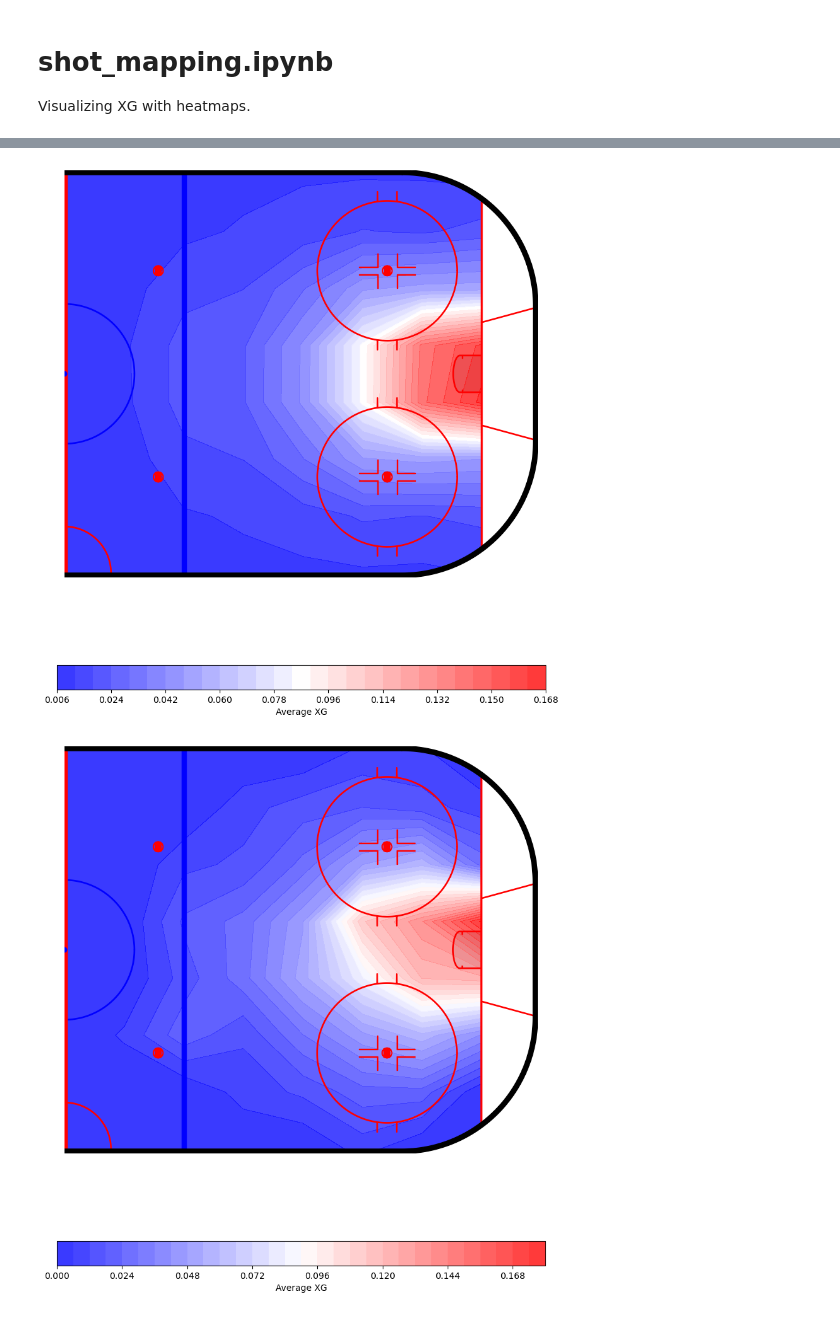
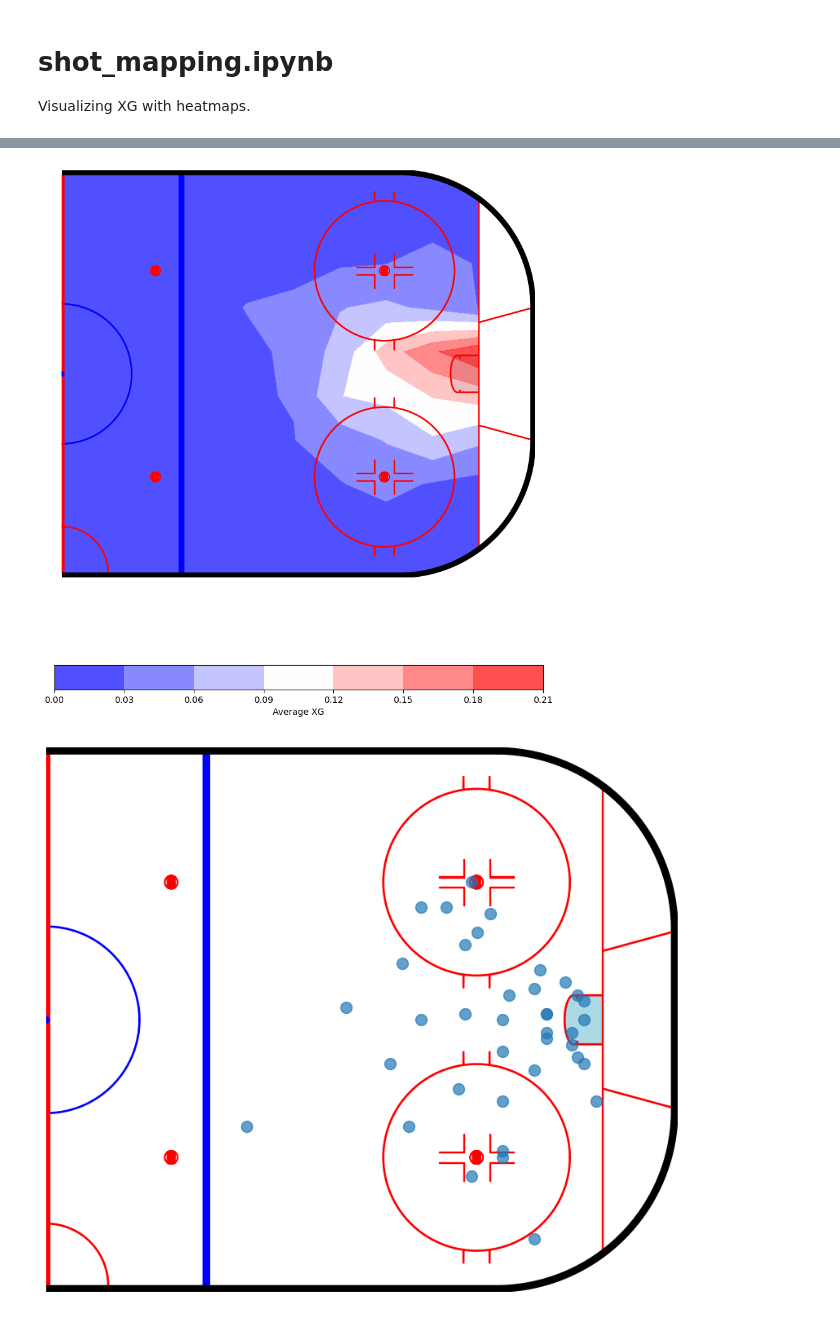
Before and after one commit to Rig09/NHL_AI_Agent, a Jupyter notebook: shot_maps/shot_mapping.ipynb, the cells around one changed output, grey strips where cells are left out. Cells and saved outputs as stored; diff of their text form; code cells hidden in the pictures.

Commit message:
Modifying shot mapping docs + commute sports mapping example.

```diff
--- a/shot_maps/shot_mapping.ipynb
+++ b/shot_maps/shot_mapping.ipynb
@@ -26,34 +38,36 @@ shot_data = shot_data[shot_data['xCordAdjusted'] <= 89]
 player_name = 'Auston Matthews'
 player_shots = shot_data[shot_data['shooterName'] == player_name]
 # %%
-# NOTE: This is a plot of League Wide XG.
+# NOTE: This is a plot of Auston Matthews XG. Coordinates seem weird.
 fig, ax = plt.subplots(1,1, figsize=(10,12), facecolor='w', edgecolor='k')
 
 rink = NHLRink(net={"visible": False})
+
+
 contour = rink.contourf(
-     "xCordAdjusted", "yCordAdjusted", "xGoal", data=shot_data,
-     nbins=8, levels=30, plot_range="offense", cmap="bwr", alpha=0.8, plot_xlim=(0, 89),
-     ax=ax, draw_kw={"display_range": "offense"}
+     "xCordAdjusted", "yCordAdjusted", "xGoal", data=player_shots,
+     cmap="bwr", alpha=0.8, plot_xlim=(0, 89),
+     plot_range="offense", ax=ax, draw_kw={"display_range": "offense"}
 )
 
 # Add colorbar
 cbar = fig.colorbar(contour, ax=ax, orientation="horizontal")
 cbar.set_label("Average XG")
 # %% [output]
-[figure, old version]
+[figure, new version]
 # %%
-# NOTE: This is a plot of Auston Matthews XG. Coordinates seem weird.
+# Scatter plot of Auston Matthews goals
 fig, ax = plt.subplots(1,1, figsize=(10,12), facecolor='w', edgecolor='k')
 
+# NOTE: INCLUDING GOALS ONLY
+player_shots = player_shots[player_shots["goal"] == 1]
+
 rink = NHLRink(net={"visible": False})
-contour = rink.contourf(
-     "xCordAdjusted", "yCordAdjusted", "xGoal", data=player_shots,
-     nbins=8, levels=30, plot_range="offense", cmap="bwr", alpha=0.8, plot_xlim=(0, 89),
-     ax=ax, draw_kw={"display_range": "offense"}
+
+scatter = rink.scatter(
+     "xCordAdjusted", "yCordAdjusted", data=player_shots,
+     plot_range="offense", s=100, alpha=0.7, plot_xlim=(0, 89),
+     ax=ax, draw_kw={"display_range": "offense"},
 )
-
-# Add colorbar
-cbar = fig.colorbar(contour, ax=ax, orientation="horizontal")
-cbar.set_label("Average XG")
 # %% [output]
-[figure, old version]
+[figure, new version]
```
Also changed, not shown: parts of 4 cells of this notebook, 1 other file.
